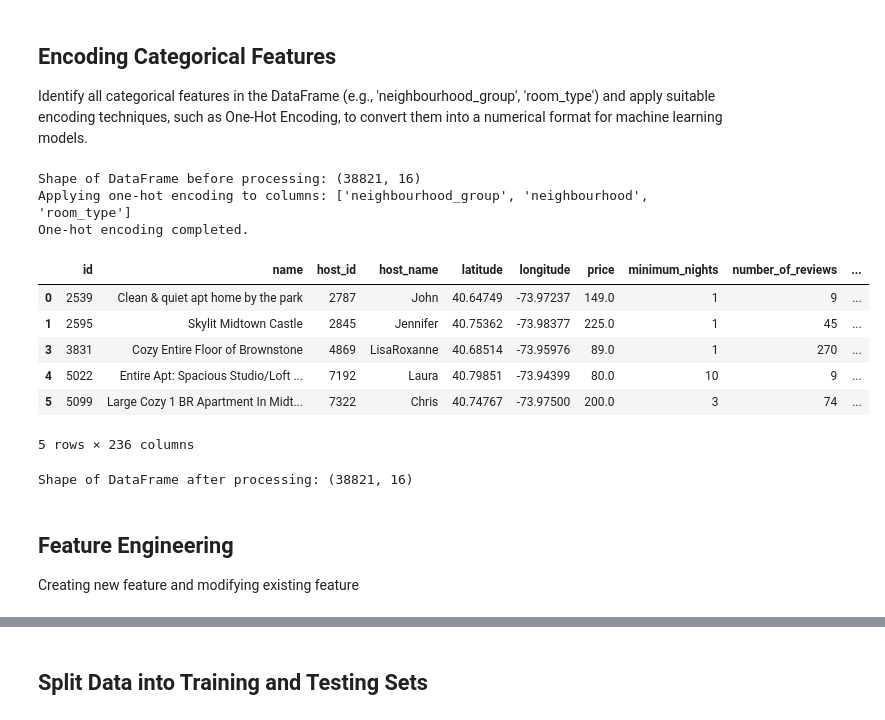
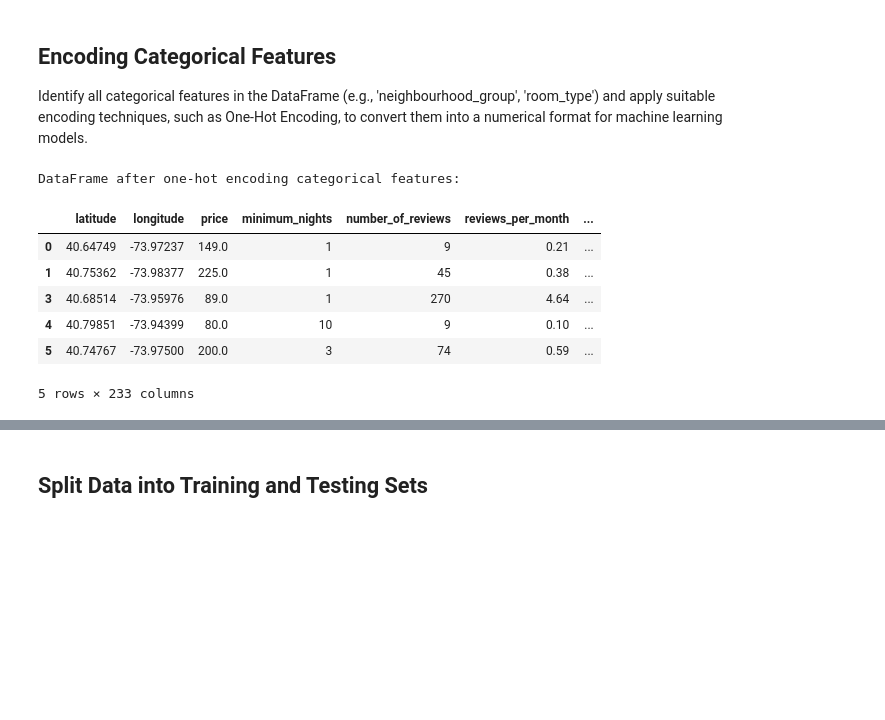
Before and after one commit to Dhruvrana8/airbnb-price-prediction-mlflow, a Jupyter notebook: notebook/index.ipynb, the cells around one changed output, grey strips where cells are left out. Drawn from its saved outputs; the diff is of its cells as text; code cells hidden in the pictures; blank space fills up the shorter version.

```diff
--- a/notebook/index.ipynb
+++ b/notebook/index.ipynb
@@ -263,45 +340,20 @@ plt.show()
 
 Identify all categorical features in the DataFrame (e.g., 'neighbourhood_group', 'room_type') and apply suitable encoding techniques, such as One-Hot Encoding, to convert them into a numerical format for machine learning models.
 # %%
-print("Shape of DataFrame before processing:", df_clean.shape)
+categorical_cols = ['neighbourhood_group', 'neighbourhood', 'room_type']
+df_encoded = pd.get_dummies(df_clean[categorical_cols], drop_first=True)
 
-# Identify categorical columns for one-hot encoding
-initial_categorical_cols = [
-    'neighbourhood_group', 'neighbourhood', 'room_type']
+df_clean = pd.concat([df_clean, df_encoded], axis=1)
+df_clean.drop(columns=categorical_cols, inplace=True)
 
-# Filter for columns that actually exist in the DataFrame
-categorical_cols_to_process = [
-    col for col in initial_categorical_cols if col in df_clean.columns]
-
-if categorical_cols_to_process:
-    print(
-        f"Applying one-hot encoding to columns: {categorical_cols_to_process}")
-    # Apply one-hot encoding
-    df = pd.get_dummies(
-        df_clean, columns=categorical_cols_to_process, drop_first=True)
-    print("One-hot encoding completed.")
-else:
-    print("None of the specified categorical columns ('neighbourhood_group', 'neighbourhood', 'room_type') were found in the DataFrame.")
-    print("This might indicate they have already been encoded or removed in a previous step.")
-
-# Display the first few rows of the DataFrame after potential encoding
-display(df.head())
-
-# Display the shape of the DataFrame after potential encoding
-print("Shape of DataFrame after processing:", df_clean.shape)
+print("DataFrame after one-hot encoding categorical features:")
+display(df_clean.head())
 # %% [output]
-Shape of DataFrame before processing: (38821, 16)
-Applying one-hot encoding to columns: ['neighbourhood_group', 'neighbourhood', 'room_type']
-One-hot encoding completed.
+DataFrame after one-hot encoding categorical features:
-|  | id | name | host_id | host_name | latitude | longitude | price | minimum_nights | number_of_reviews | ... |
-| 0 | 2539 | Clean & quiet apt home by the park | 2787 | John | 40.64749 | -73.97237 | 149.0 | 1 | 9 | ... |
-| 1 | 2595 | Skylit Midtown Castle | 2845 | Jennifer | 40.75362 | -73.98377 | 225.0 | 1 | 45 | ... |
-| 3 | 3831 | Cozy Entire Floor of Brownstone | 4869 | LisaRoxanne | 40.68514 | -73.95976 | 89.0 | 1 | 270 | ... |
-| 4 | 5022 | Entire Apt: Spacious Studio/Loft ... | 7192 | Laura | 40.79851 | -73.94399 | 80.0 | 10 | 9 | ... |
-| 5 | 5099 | Large Cozy 1 BR Apartment In Midt... | 7322 | Chris | 40.74767 | -73.97500 | 200.0 | 3 | 74 | ... |
+|  | latitude | longitude | price | minimum_nights | number_of_reviews | reviews_per_month | ... |
+| 0 | 40.64749 | -73.97237 | 149.0 | 1 | 9 | 0.21 | ... |
+| 1 | 40.75362 | -73.98377 | 225.0 | 1 | 45 | 0.38 | ... |
+| 3 | 40.68514 | -73.95976 | 89.0 | 1 | 270 | 4.64 | ... |
+| 4 | 40.79851 | -73.94399 | 80.0 | 10 | 9 | 0.10 | ... |
+| 5 | 40.74767 | -73.97500 | 200.0 | 3 | 74 | 0.59 | ... |
-5 rows × 236 columns
+5 rows × 233 columns
-Shape of DataFrame after processing: (38821, 16)
-# %% [markdown]
-## Feature Engineering
-
-Creating new feature and modifying existing feature
```
Also changed, not shown: parts of 11 cells of this notebook, 1 other file.
